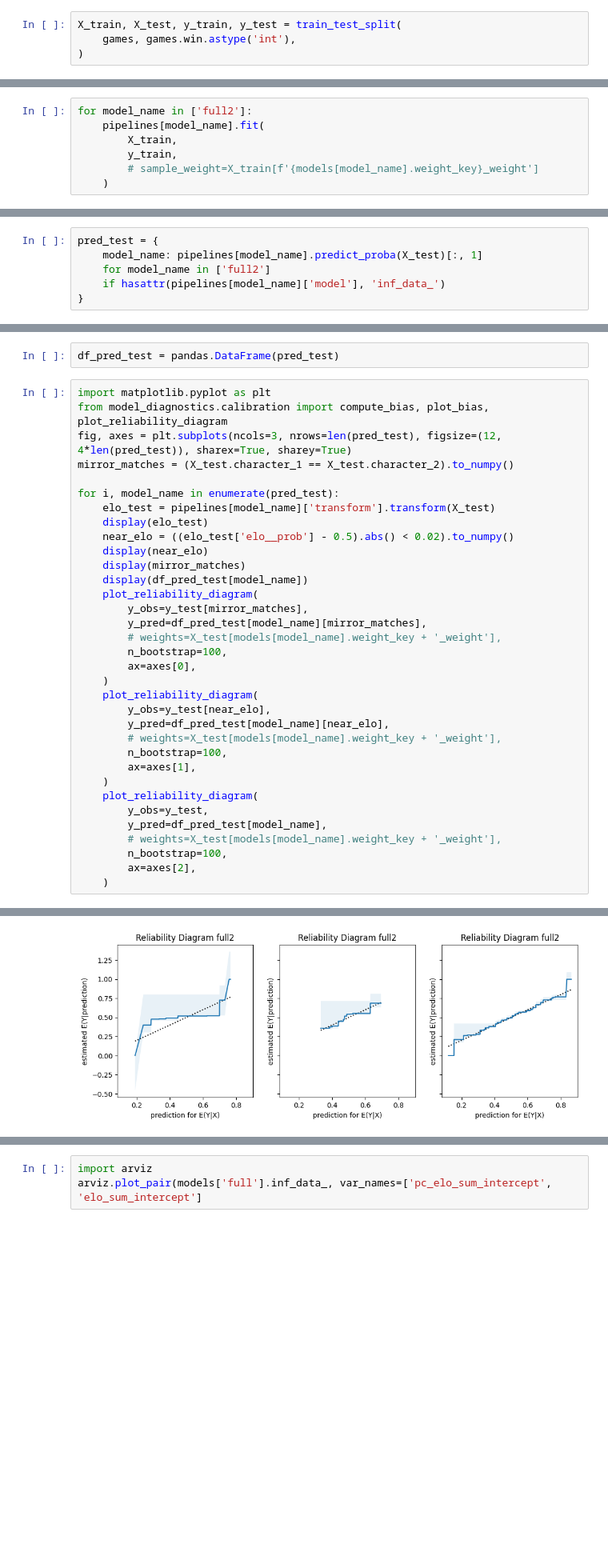
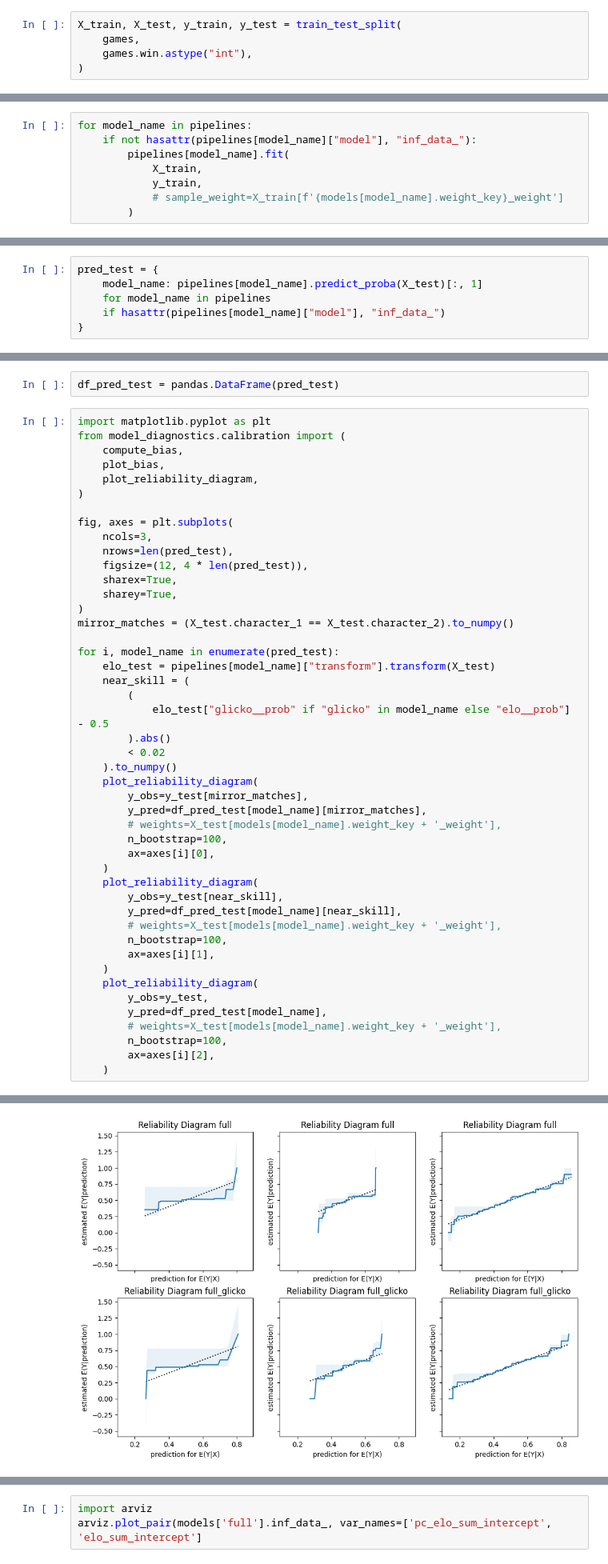
Before and after one commit to cpennington/yomi-skill, a Jupyter notebook: Model Check.ipynb, the cells around one changed output, grey strips where cells are left out. Shown: that part at 80% size. Cells and saved outputs as stored; diff of their text form; blank space fills up the shorter version.

Commit message:
Optimize visualization performance some

```diff
--- a/Model Check.ipynb
+++ b/Model Check.ipynb
@@ -64,7 +58,8 @@ warmup = 500
 samples = 1000
 # %%
 X_train, X_test, y_train, y_test = train_test_split(
-    games, games.win.astype('int'),
+    games,
+    games.win.astype("int"),
 )
 # %%
 MODELS = {
@@ -141,10 +162,11 @@ from sklearn import set_config
 set_config(transform_output="pandas")
 # %%
-for model_name in ['full2']:
-    pipelines[model_name].fit(
-        X_train,
-        y_train,
-        # sample_weight=X_train[f'{models[model_name].weight_key}_weight']
-    )
+for model_name in pipelines:
+    if not hasattr(pipelines[model_name]["model"], "inf_data_"):
+        pipelines[model_name].fit(
+            X_train,
+            y_train,
+            # sample_weight=X_train[f'{models[model_name].weight_key}_weight']
+        )
 # %% [output]
 Compiling...
@@ -193,6 +194,6 @@ None
 # %%
 pred_test = {
     model_name: pipelines[model_name].predict_proba(X_test)[:, 1]
-    for model_name in ['full2']
-    if hasattr(pipelines[model_name]['model'], 'inf_data_')
+    for model_name in pipelines
+    if hasattr(pipelines[model_name]["model"], "inf_data_")
 }
@@ -202,36 +201,48 @@ pred_test = {
 df_pred_test = pandas.DataFrame(pred_test)
 # %%
 import matplotlib.pyplot as plt
-from model_diagnostics.calibration import compute_bias, plot_bias, plot_reliability_diagram
-fig, axes = plt.subplots(ncols=3, nrows=len(pred_test), figsize=(12, 4*len(pred_test)), sharex=True, sharey=True)
+from model_diagnostics.calibration import (
+    compute_bias,
+    plot_bias,
+    plot_reliability_diagram,
+)
+
+fig, axes = plt.subplots(
+    ncols=3,
+    nrows=len(pred_test),
+    figsize=(12, 4 * len(pred_test)),
+    sharex=True,
+    sharey=True,
+)
 mirror_matches = (X_test.character_1 == X_test.character_2).to_numpy()
 
 for i, model_name in enumerate(pred_test):
-    elo_test = pipelines[model_name]['transform'].transform(X_test)
-    display(elo_test)
-    near_elo = ((elo_test['elo__prob'] - 0.5).abs() < 0.02).to_numpy()
-    display(near_elo)
-    display(mirror_matches)
-    display(df_pred_test[model_name])
+    elo_test = pipelines[model_name]["transform"].transform(X_test)
+    near_skill = (
+        (
+            elo_test["glicko__prob" if "glicko" in model_name else "elo__prob"] - 0.5
+        ).abs()
+        < 0.02
+    ).to_numpy()
     plot_reliability_diagram(
         y_obs=y_test[mirror_matches],
         y_pred=df_pred_test[model_name][mirror_matches],
         # weights=X_test[models[model_name].weight_key + '_weight'],
         n_bootstrap=100,
-        ax=axes[0],
+        ax=axes[i][0],
     )
     plot_reliability_diagram(
-        y_obs=y_test[near_elo],
-        y_pred=df_pred_test[model_name][near_elo],
+        y_obs=y_test[near_skill],
+        y_pred=df_pred_test[model_name][near_skill],
         # weights=X_test[models[model_name].weight_key + '_weight'],
         n_bootstrap=100,
-        ax=axes[1],
+        ax=axes[i][1],
     )
     plot_reliability_diagram(
         y_obs=y_test,
         y_pred=df_pred_test[model_name],
         # weights=X_test[models[model_name].weight_key + '_weight'],
         n_bootstrap=100,
-        ax=axes[2],
+        ax=axes[i][2],
     )
 # %% [output]
@@ -265 +249 @@ Name: full2, Length: 30077, dtype: float64
-[figure, old version]
+[figure, new version]
```
Also changed, not shown: parts of 28 cells of this notebook, 9 other files.
